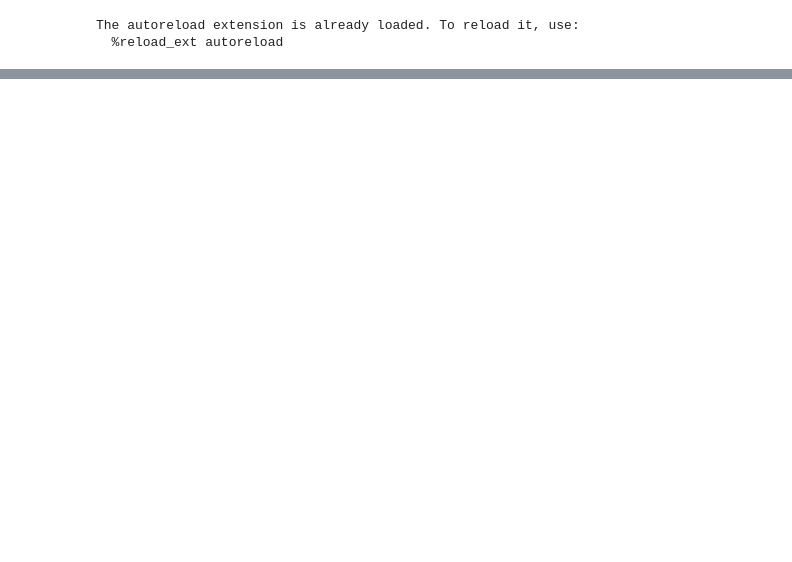
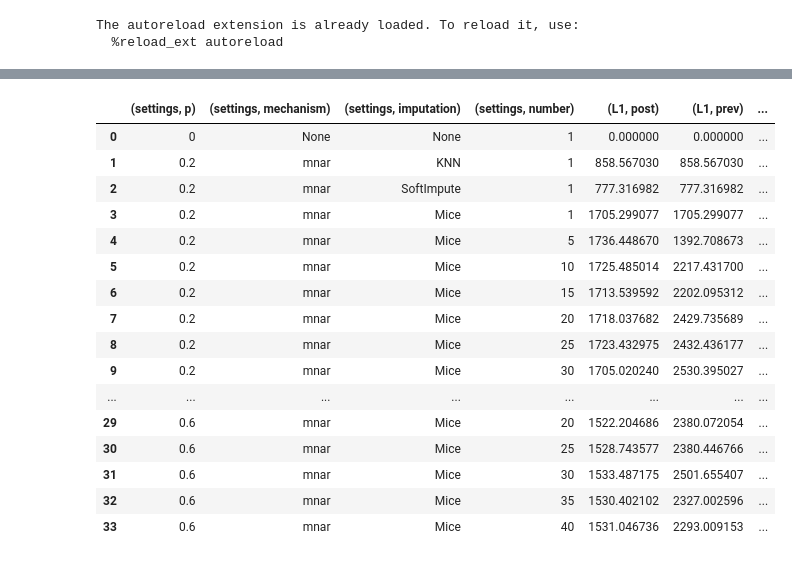
Before and after one commit to marcuspappik/Imputation, a Jupyter notebook: outlier.ipynb, the cells around one changed output, grey strips where cells are left out. Saved outputs shown, nothing was run; the diff lists cells and outputs as text; code cells hidden in the pictures; blank space fills up the shorter version.

```diff
--- a/outlier.ipynb
+++ b/outlier.ipynb
@@ -25,6 +25,8 @@ amputation = mnar_generator(2)
 dataset.init_missing_data(amputation)
 # %%
 out_evaluation = OutlierEvaluation(OutlierMethodWrapper(LocalOutlierFactor()), dataset)
+lnorm_evaluation = LnormEvaluation(dataset)
+time_evaluation = TimeEvaluation()
 # %%
 # result on complete dataset
 out_evaluation.evaluate_result([dataset.complete_data()], 0, 'None', 'None')
@@ -100,0 +73,20 @@ out_evaluation.evaluation_results
+# %%
+lnorm_evaluation.evaluation_results
+# %% [output]
+|  | (settings, p) | (settings, mechanism) | (settings, imputation) | (settings, number) | (L1, post) | (L1, prev) | ... |
+| 0 | 0 | None | None | 1 | 0.000000 | 0.000000 | ... |
+| 1 | 0.2 | mnar | KNN | 1 | 858.567030 | 858.567030 | ... |
+| 2 | 0.2 | mnar | SoftImpute | 1 | 777.316982 | 777.316982 | ... |
+| 3 | 0.2 | mnar | Mice | 1 | 1705.299077 | 1705.299077 | ... |
+| 4 | 0.2 | mnar | Mice | 5 | 1736.448670 | 1392.708673 | ... |
+| 5 | 0.2 | mnar | Mice | 10 | 1725.485014 | 2217.431700 | ... |
+| 6 | 0.2 | mnar | Mice | 15 | 1713.539592 | 2202.095312 | ... |
+| 7 | 0.2 | mnar | Mice | 20 | 1718.037682 | 2429.735689 | ... |
+| 8 | 0.2 | mnar | Mice | 25 | 1723.432975 | 2432.436177 | ... |
+| 9 | 0.2 | mnar | Mice | 30 | 1705.020240 | 2530.395027 | ... |
+| ... | ... | ... | ... | ... | ... | ... | ... |
+| 29 | 0.6 | mnar | Mice | 20 | 1522.204686 | 2380.072054 | ... |
+| 30 | 0.6 | mnar | Mice | 25 | 1528.743577 | 2380.446766 | ... |
+| 31 | 0.6 | mnar | Mice | 30 | 1533.487175 | 2501.655407 | ... |
+| 32 | 0.6 | mnar | Mice | 35 | 1530.402102 | 2327.002596 | ... |
+| 33 | 0.6 | mnar | Mice | 40 | 1531.046736 | 2293.009153 | ... |
```
Also changed, not shown: parts of 6 cells of this notebook, 6 other files.
